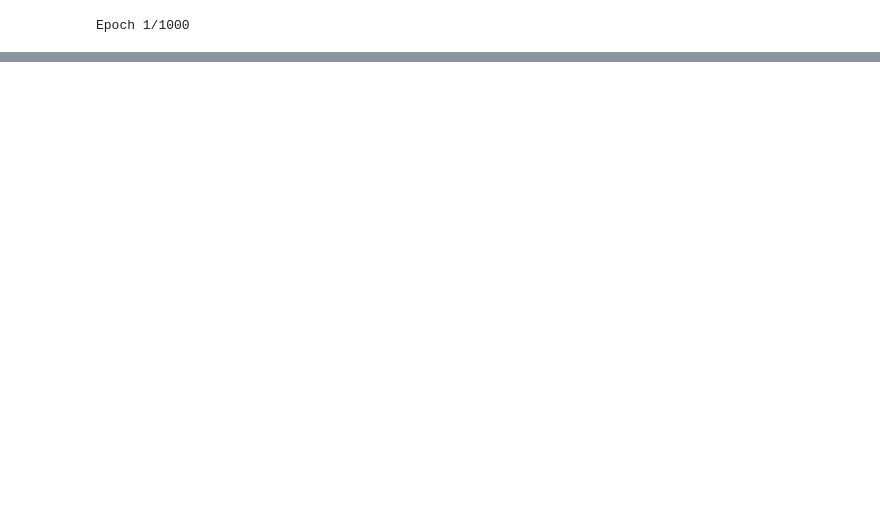
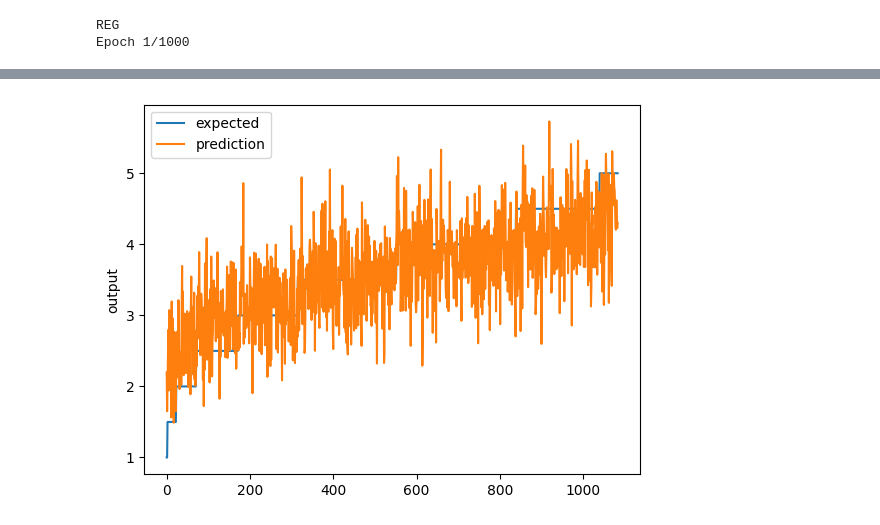
Before and after one commit to kyu2509/CSC180-Project-1, a Jupyter notebook: CSC180 Proj1_Yelp_Regression.ipynb, the cells around one changed output, grey strips where cells are left out. Saved outputs shown, nothing was run; the diff lists cells and outputs as text; code cells hidden in the pictures; blank space fills up the shorter version.

Commit message:
working model, added gitignore

```diff
--- a/CSC180 Proj1_Yelp_Regression.ipynb
+++ b/CSC180 Proj1_Yelp_Regression.ipynb
@@ -138,77 +140,83 @@ import numpy as np
 from sklearn import metrics
 from sklearn.feature_extraction.text import TfidfVectorizer
 from tensorflow.keras.models import Sequential
-from tensorflow.keras.layers import Dense, Activation
+from tensorflow.keras.layers import Dense, Activation, Dropout
 from tensorflow.keras.callbacks import EarlyStopping
 from tensorflow.keras.callbacks import ModelCheckpoint
 from tensorflow.keras import optimizers
 
+# Set path and preprocess for functions
 path = "./yelp_dataset/"
 preprocess = True
 
+#Set paths for JSON
 review_Path = os.path.join(path,"yelp_academic_dataset_review.json")
 business_Path = os.path.join(path,"yelp_academic_dataset_business.json")
 
-#You may use the following code to convert JSON data into a tabular format Pandas can read.
-review_df = pd.read_json(review_Path, lines=True, nrows = 10000)
-all_business_df = pd.read_json(business_Path, lines=True, nrows = 10000)
+# Read JSON data and drop businesses with less than 20 reviews
+review_df = pd.read_json(review_Path, lines=True, nrows = 100000)
+all_business_df = pd.read_json(business_Path, lines=True, nrows = 100000)
 business_df = all_business_df[all_business_df['review_count'] >= 20]
-business_df = business_df.dropna()
-review_df = review_df.dropna()
 
 #You may use the following code to group ALL the reviews by each business and create a new
 #dataframe, where each line is a business with all its reviews aggregated together. From there,
 #you then use tfidfVectorzier to obtain TFIDF representation for each business.
 df_review_agg = review_df.groupby('business_id')['text'].sum()
 df_ready_to_be_sent_to_sklearn = pd.DataFrame({'business_id': df_review_agg.index,
-'all_reviews': df_review_agg.values,})
+                                               'all_reviews': df_review_agg.values,})
 
-#Create table with ID, stars, and all reviews in one table
-business_columns = ['business_id', 'stars']
-review_columns = ['business_id', 'all_reviews']
-business_subset = business_df[business_columns]
-review_subset = df_ready_to_be_sent_to_sklearn[review_columns]
+#Create table with ID, stars, and all reviews in one table then change 'stars' since this is already a col on tfidf
+business_subset = business_df[['business_id', 'stars']]
+review_subset = df_ready_to_be_sent_to_sklearn[['business_id', 'all_reviews']]
 merged_df = pd.merge(business_subset, df_ready_to_be_sent_to_sklearn, on='business_id', how='inner')
-#print(merged_df)
+merged_df.rename(columns={'stars': 'stars_for_model'}, inplace=True)
 
-# Initialize the TF-IDF Vectorizer
-tfidf = TfidfVectorizer(max_features=5000)
+# Initialize the tfidf Vectorizer and set max features and stop words
+tfidf = TfidfVectorizer(max_features=4000,stop_words="english")
 
-# Fit and transform the aggregated reviews
+# Transform all_reviews and turn into a matrix
 tfidf_matrix = tfidf.fit_transform(merged_df['all_reviews'])
 
-# Convert the result into a DataFrame for better readability
-tfidf_df = pd.DataFrame(tfidf_matrix.toarray(), columns=tfidf.get_feature_names_out())
-#print(tfidf_df)
-x,y = to_xy(tfidf_df,'stars')
+# Turn the matrix into a dataframe where the cols are all the words. Then add the stars into the dataframe for model to use and use to_xy for tensorflow to read
+tfidf_df = pd.DataFrame(data = tfidf_matrix.toarray(), columns = tfidf.get_feature_names_out())
+tfidf_df = pd.concat([merged_df['stars_for_model'], tfidf_df] , axis=1)
+x,y = to_xy(tfidf_df,'stars_for_model')
 
 # Split into train/test
 x_train, x_test, y_train, y_test = train_test_split(x, y, test_size=0.20, random_state=42)
 
-#print(x_train)  # For features
-#print(y_train)  # For target
+#Run the model 5 times to ensure best model is found
+i = 0
+while (i<5):
+    model = Sequential()
+    model.add(Dense(100, input_dim=x.shape[1], activation='relu'))
+    model.add(Dropout(0.1))
+    model.add(Dense(50, input_dim=x.shape[1], activation='relu'))
+    model.add(Dropout(0.1))
+    model.add(Dense(25, input_dim=x.shape[1], activation='relu'))
+    model.add(Dense(1, activation='linear'))
 
+    adam = optimizers.Adam(learning_rate=0.001, beta_1=0.999, beta_2=0.999, epsilon=None, amsgrad=False)
+    model.compile(loss='mean_squared_error', optimizer='adam')
 
-model = Sequential()
-model.add(Dense(10, input_dim=x.shape[1], activation='relu'))
-model.add(Dense(1, activation='linear'))
+    monitor = EarlyStopping(monitor='val_loss', min_delta=1e-3, patience=10, verbose=1, mode='auto')
+    checkpointer = ModelCheckpoint(filepath="dnn/yelp.keras", verbose=0, save_best_only=True) # save best model
 
-adam = optimizers.Adam(learning_rate=0.001, beta_1=0.9, beta_2=0.999, epsilon=None, decay=0.0, amsgrad=False)
-model.compile(loss='mean_squared_error', optimizer=adam)
+    # batch_size: Integer or None. Number of samples per gradient update. If unspecified, batch_size will default to 32.
+    model.fit(x_train,y_train,validation_data=(x_test,y_test), batch_size= 32, callbacks=[monitor,checkpointer],verbose=2,epochs=1000)
+    i = i+1
 
-monitor = EarlyStopping(monitor='val_loss', min_delta=1e-3, patience=5, verbose=1, mode='auto')
-checkpointer = ModelCheckpoint(filepath="dnn/yelp.keras", verbose=0, save_best_only=True) # save best model
-
-# batch_size: Integer or None. Number of samples per gradient update. If unspecified, batch_size will default to 32.
-model.fit(x_train,y_train,validation_data=(x_test,y_test), batch_size= 128, callbacks=[monitor,checkpointer],verbose=2,epochs=1000)
 model.load_weights('dnn/yelp.keras') # load weights from best model
 
 # Predict and measure RMSE
 pred = model.predict(x_test)
+print(pred)
 score = np.sqrt(metrics.mean_squared_error(pred,y_test))
 print("Score (RMSE): {}".format(score))
 
+
 # Plot the chart
 chart_regression(pred.flatten(),y_test)
 # %% [output]
+REG
 Epoch 1/1000
@@ -215,0 +240 @@ ValueError: None values not supported.
+[figure, added]
```
Also changed, not shown: parts of 2 cells of this notebook, 2 other files.
